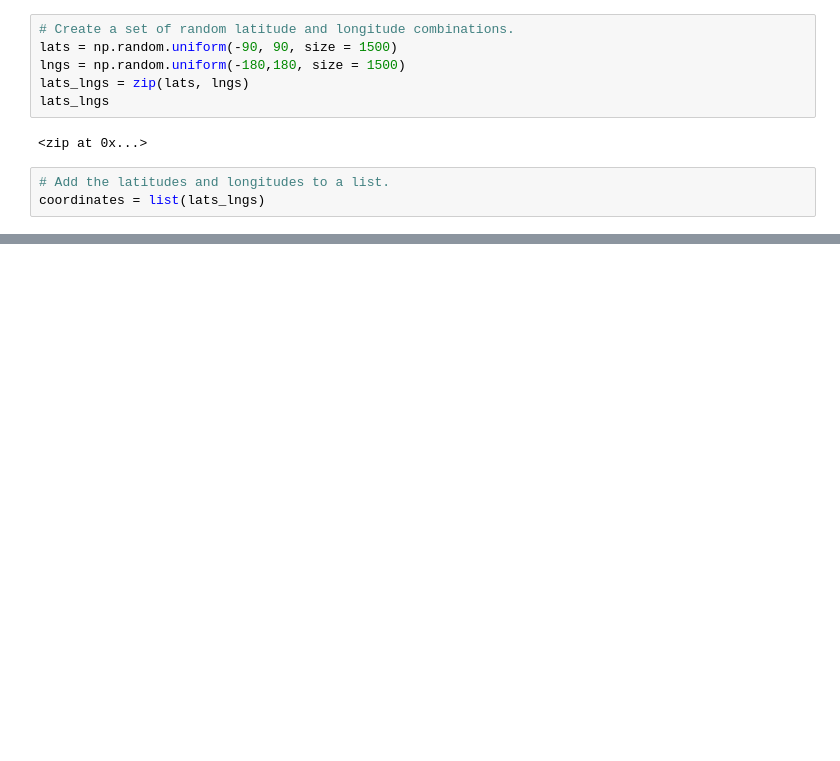
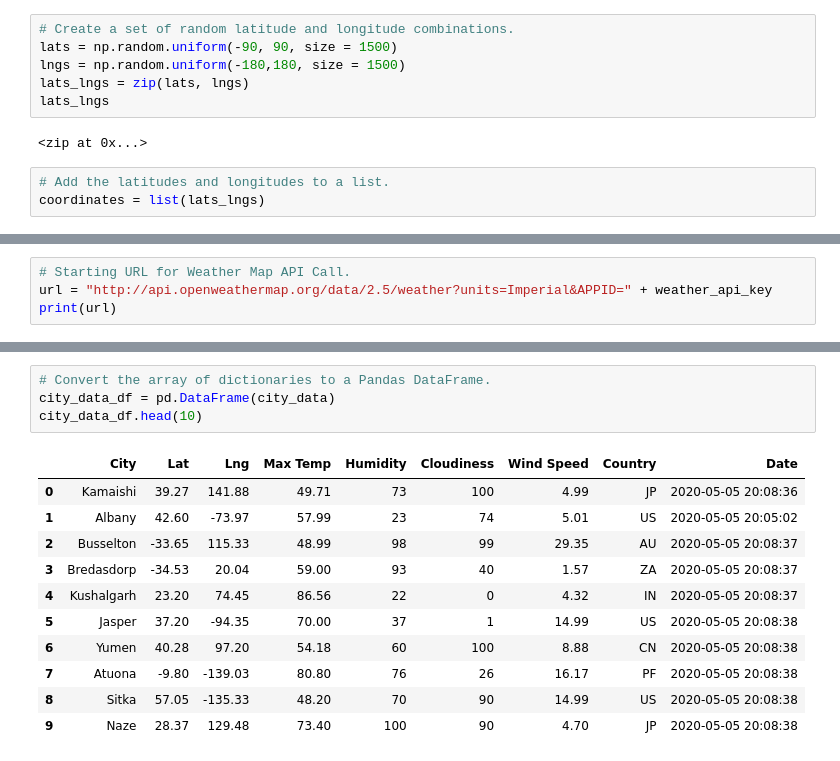
Before and after one commit to karenmxm/World_Weather_Analysis, a Jupyter notebook: WeatherPy.ipynb, the cells around one changed output, grey strips where cells are left out. Cells and saved outputs as stored; diff of their text form; blank space fills up the shorter version.

Commit message:
Modifying .gitignore and adding WeatherPy file.

```diff
--- a/WeatherPy.ipynb
+++ b/WeatherPy.ipynb
@@ -31,0 +41,4 @@ len(cities)
+# %%
+# Starting URL for Weather Map API Call.
+url = "http://api.openweathermap.org/data/2.5/weather?units=Imperial&APPID=" + weather_api_key
+print(url)
@@ -31,0 +125,16 @@ len(cities)
+# %%
+# Convert the array of dictionaries to a Pandas DataFrame.
+city_data_df = pd.DataFrame(city_data)
+city_data_df.head(10)
+# %% [output]
+|  | City | Lat | Lng | Max Temp | Humidity | Cloudiness | Wind Speed | Country | Date |
+| 0 | Kamaishi | 39.27 | 141.88 | 49.71 | 73 | 100 | 4.99 | JP | 2020-05-05 20:08:36 |
+| 1 | Albany | 42.60 | -73.97 | 57.99 | 23 | 74 | 5.01 | US | 2020-05-05 20:05:02 |
+| 2 | Busselton | -33.65 | 115.33 | 48.99 | 98 | 99 | 29.35 | AU | 2020-05-05 20:08:37 |
+| 3 | Bredasdorp | -34.53 | 20.04 | 59.00 | 93 | 40 | 1.57 | ZA | 2020-05-05 20:08:37 |
+| 4 | Kushalgarh | 23.20 | 74.45 | 86.56 | 22 | 0 | 4.32 | IN | 2020-05-05 20:08:37 |
+| 5 | Jasper | 37.20 | -94.35 | 70.00 | 37 | 1 | 14.99 | US | 2020-05-05 20:08:38 |
+| 6 | Yumen | 40.28 | 97.20 | 54.18 | 60 | 100 | 8.88 | CN | 2020-05-05 20:08:38 |
+| 7 | Atuona | -9.80 | -139.03 | 80.80 | 76 | 26 | 16.17 | PF | 2020-05-05 20:08:38 |
+| 8 | Sitka | 57.05 | -135.33 | 48.20 | 70 | 90 | 14.99 | US | 2020-05-05 20:08:38 |
+| 9 | Naze | 28.37 | 129.48 | 73.40 | 100 | 90 | 4.70 | JP | 2020-05-05 20:08:38 |
```
Also changed, not shown: parts of 6 cells of this notebook, 1 other file.
